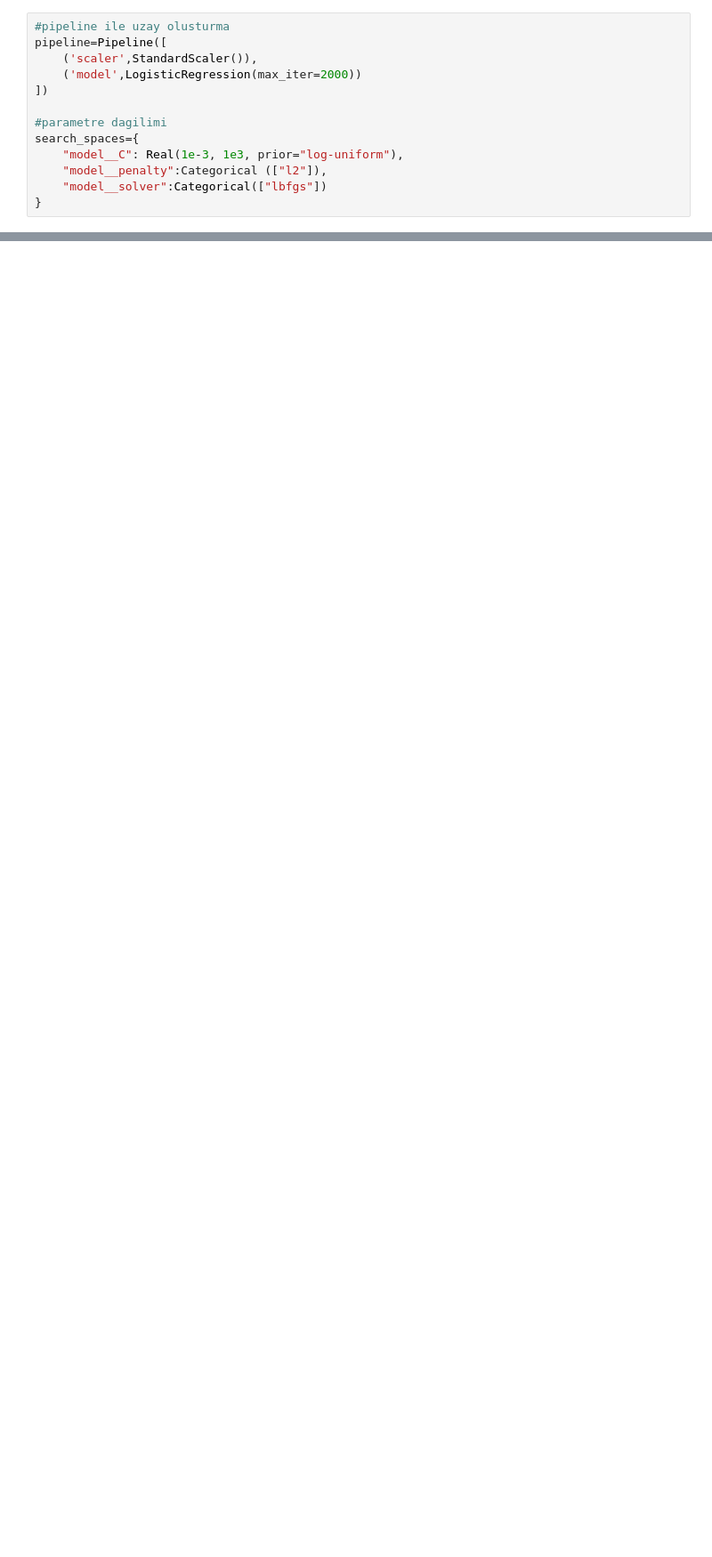
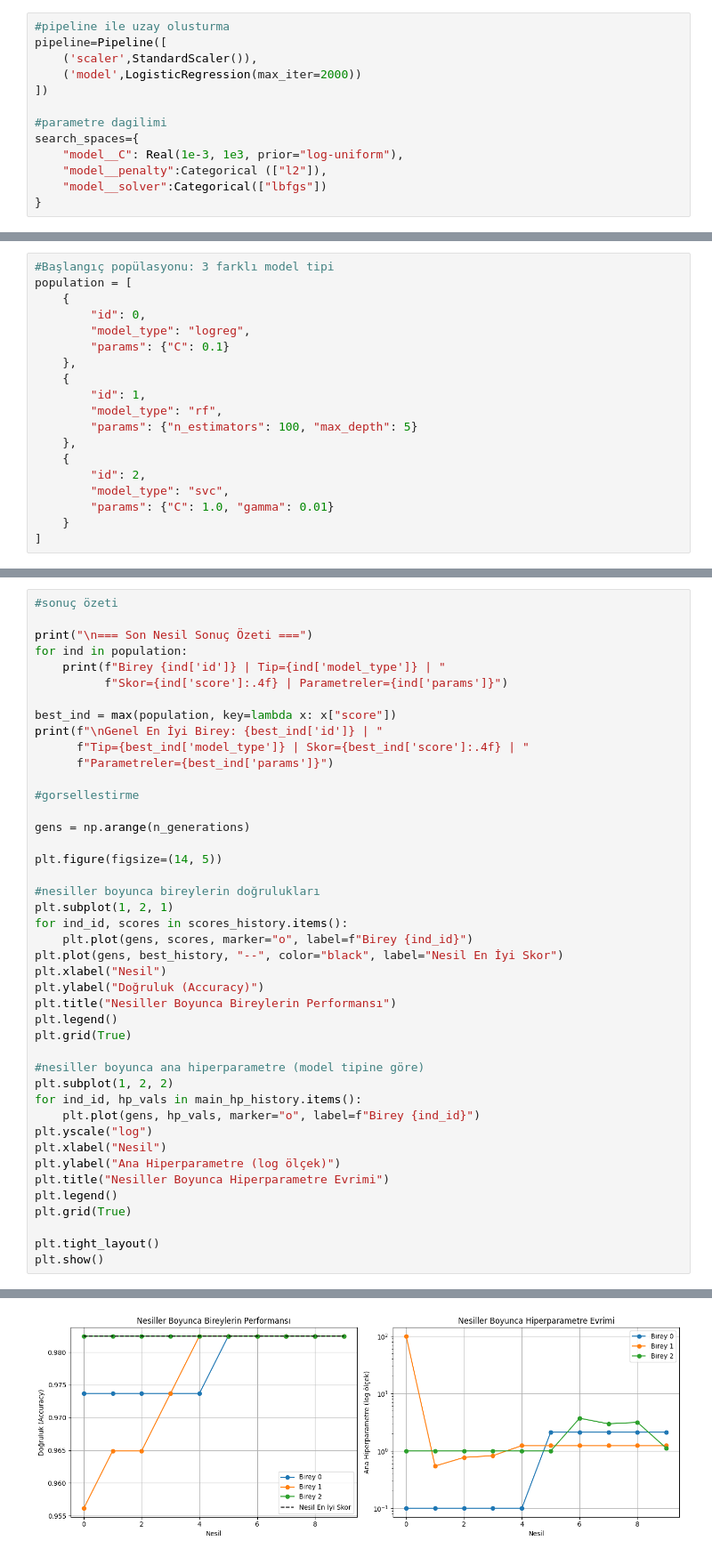
Before and after one commit to senemcet/automlcourse, a Jupyter notebook: 301125.ipynb, the cells around one changed output, grey strips where cells are left out. Shown at 89% size. Cells and saved outputs as stored; diff of their text form; blank space fills up the shorter version.

```diff
--- a/301125.ipynb
+++ b/301125.ipynb
@@ -137,0 +485,19 @@ def objective(params):
+# %%
+#Başlangıç popülasyonu: 3 farklı model tipi
+population = [
+    {
+        "id": 0,
+        "model_type": "logreg",
+        "params": {"C": 0.1}
+    },
+    {
+        "id": 1,
+        "model_type": "rf",
+        "params": {"n_estimators": 100, "max_depth": 5}
+    },
+    {
+        "id": 2,
+        "model_type": "svc",
+        "params": {"C": 1.0, "gamma": 0.01}
+    }
+]
@@ -137,0 +600,44 @@ def objective(params):
+# %%
+#sonuç özeti
+
+print("\n=== Son Nesil Sonuç Özeti ===")
+for ind in population:
+    print(f"Birey {ind['id']} | Tip={ind['model_type']} | "
+          f"Skor={ind['score']:.4f} | Parametreler={ind['params']}")
+
+best_ind = max(population, key=lambda x: x["score"])
+print(f"\nGenel En İyi Birey: {best_ind['id']} | "
+      f"Tip={best_ind['model_type']} | Skor={best_ind['score']:.4f} | "
+      f"Parametreler={best_ind['params']}")
+
+#gorsellestirme
+
+gens = np.arange(n_generations)
+
+plt.figure(figsize=(14, 5))
+
+#nesiller boyunca bireylerin doğrulukları
+plt.subplot(1, 2, 1)
+for ind_id, scores in scores_history.items():
+    plt.plot(gens, scores, marker="o", label=f"Birey {ind_id}")
+plt.plot(gens, best_history, "--", color="black", label="Nesil En İyi Skor")
+plt.xlabel("Nesil")
+plt.ylabel("Doğruluk (Accuracy)")
+plt.title("Nesiller Boyunca Bireylerin Performansı")
+plt.legend()
+plt.grid(True)
+
+#nesiller boyunca ana hiperparametre (model tipine göre)
+plt.subplot(1, 2, 2)
+for ind_id, hp_vals in main_hp_history.items():
+    plt.plot(gens, hp_vals, marker="o", label=f"Birey {ind_id}")
+plt.yscale("log")
+plt.xlabel("Nesil")
+plt.ylabel("Ana Hiperparametre (log ölçek)")
+plt.title("Nesiller Boyunca Hiperparametre Evrimi")
+plt.legend()
+plt.grid(True)
+
+plt.tight_layout()
+plt.show()
+# %% [output]
@@ -137,0 +650 @@ def objective(params):
+[figure, added]
```
Also changed, not shown: parts of 19 cells of this notebook.
